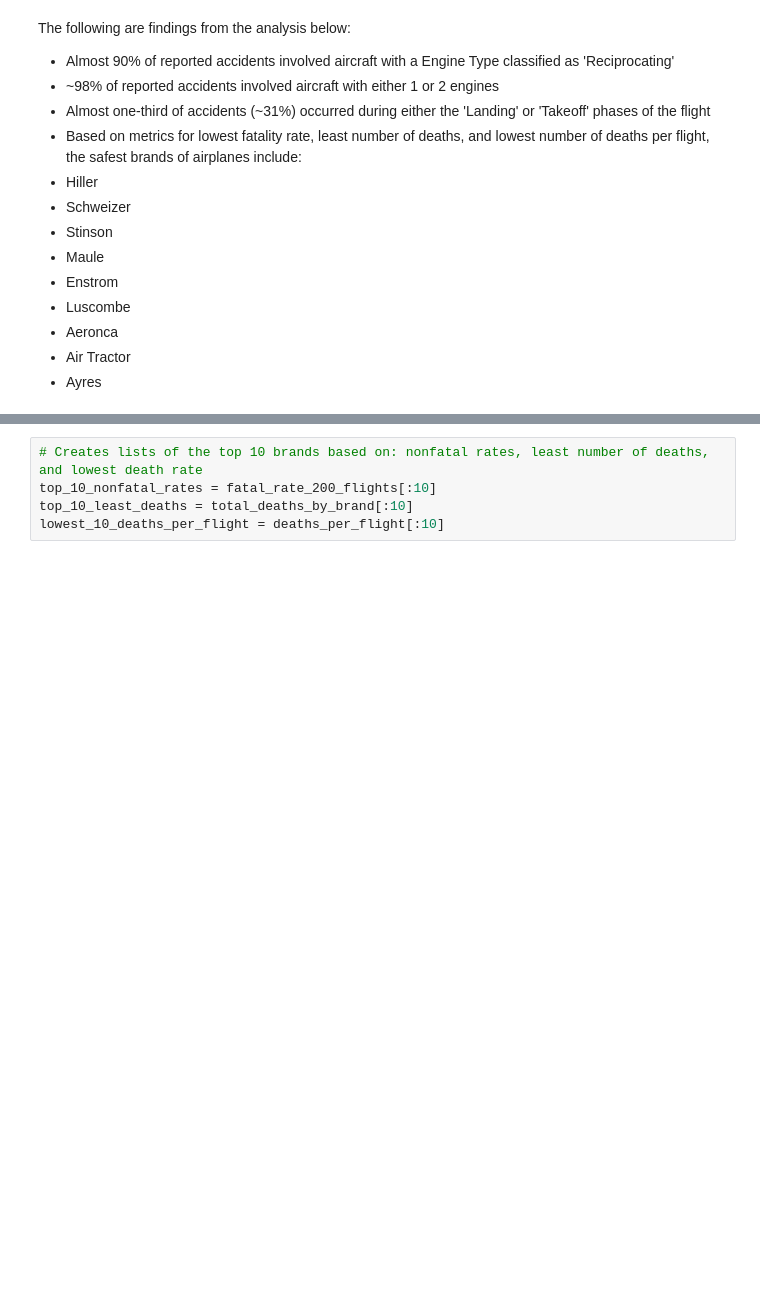
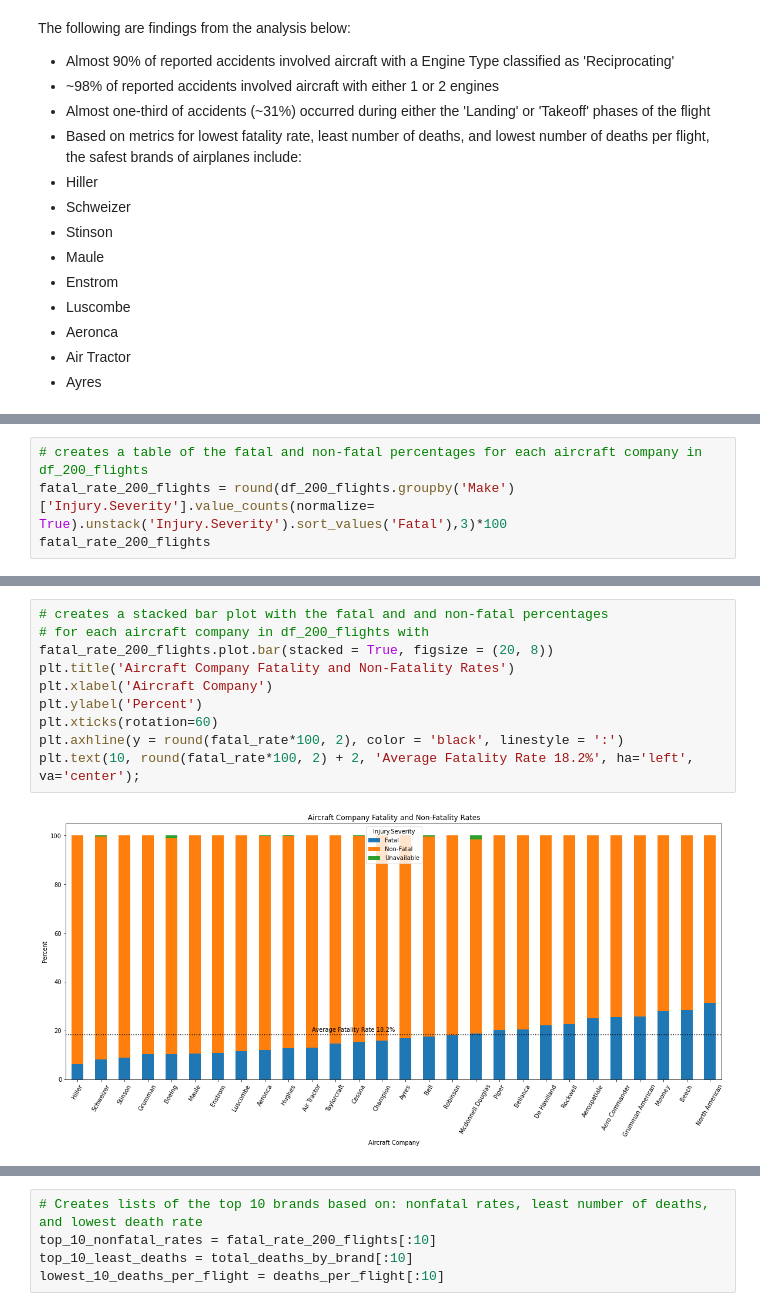
Before and after one commit to ckucewicz/aircraft_safety_project, a Jupyter notebook: Notebook.ipynb, the cells around one changed output, grey strips where cells are left out. Drawn from its saved outputs; the diff is of its cells as text; blank space fills up the shorter version.

```diff
--- a/Notebook.ipynb
+++ b/Notebook.ipynb
@@ -893,0 +800,4 @@ total_deaths_by_brand.plot(kind='bar', figsize=(15, 8));
+# %%
+# creates a table of the fatal and non-fatal percentages for each aircraft company in df_200_flights
+fatal_rate_200_flights = round(df_200_flights.groupby('Make')['Injury.Severity'].value_counts(normalize= True).unstack('Injury.Severity').sort_values('Fatal'),3)*100
+fatal_rate_200_flights
@@ -893,0 +823,12 @@ total_deaths_by_brand.plot(kind='bar', figsize=(15, 8));
+# %%
+# creates a stacked bar plot with the fatal and and non-fatal percentages
+# for each aircraft company in df_200_flights with
+fatal_rate_200_flights.plot.bar(stacked = True, figsize = (20, 8))
+plt.title('Aircraft Company Fatality and Non-Fatality Rates')
+plt.xlabel('Aircraft Company')
+plt.ylabel('Percent')
+plt.xticks(rotation=60)
+plt.axhline(y = round(fatal_rate*100, 2), color = 'black', linestyle = ':')
+plt.text(10, round(fatal_rate*100, 2) + 2, 'Average Fatality Rate 18.2%', ha='left', va='center');
+# %% [output]
+[figure, added]
```
Also changed, not shown: parts of 60 cells of this notebook.
